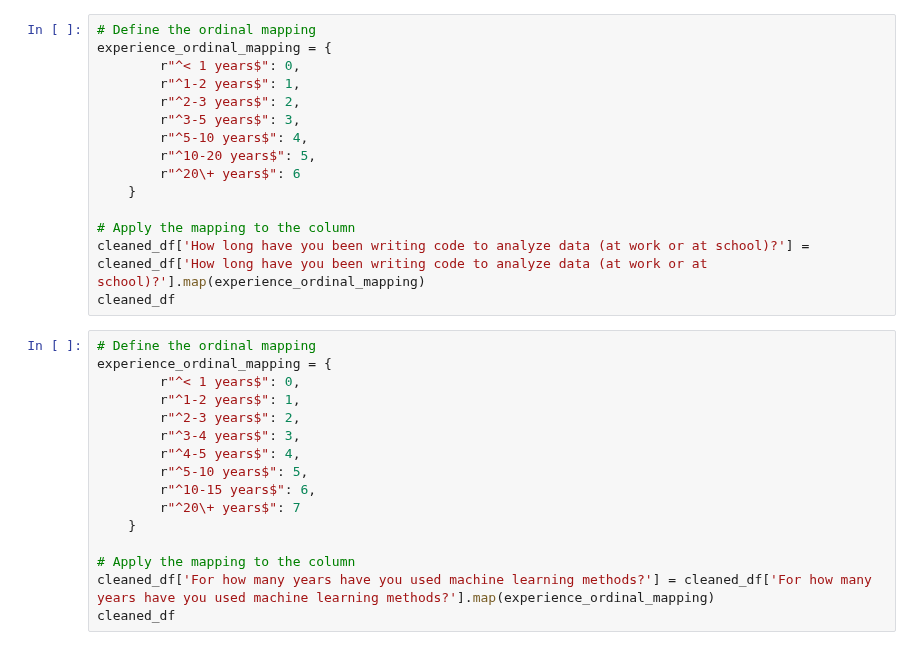
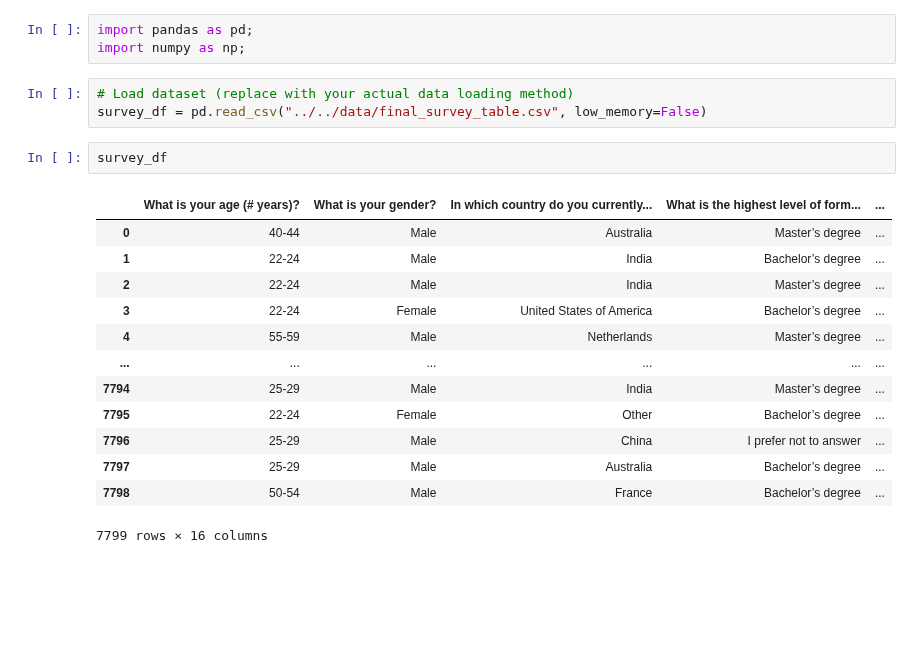
Before and after one commit to Aaron2k02/data-mining-warehousing-wages-analysis, a Jupyter notebook: notebooks/03_data_preprocessing/01_data_encoding.ipynb, the cells around one changed output. Drawn from its saved outputs; the diff is of its cells as text; blank space fills up the shorter version.

```diff
--- a/notebooks/03_data_preprocessing/01_data_encoding.ipynb
+++ b/notebooks/03_data_preprocessing/01_data_encoding.ipynb
@@ -70,31 +1,22 @@ cleaned_df
-# %%
-# Define the ordinal mapping
-experience_ordinal_mapping = {
-        r"^< 1 years$": 0,
-        r"^1-2 years$": 1,
-        r"^2-3 years$": 2,
-        r"^3-5 years$": 3,
-        r"^5-10 years$": 4,
-        r"^10-20 years$": 5,
-        r"^20\+ years$": 6
-    }
-
-# Apply the mapping to the column
-cleaned_df['How long have you been writing code to analyze data (at work or at school)?'] = cleaned_df['How long have you been writing code to analyze data (at work or at school)?'].map(experience_ordinal_mapping)
-cleaned_df
-# %%
-# Define the ordinal mapping
-experience_ordinal_mapping = {
-        r"^< 1 years$": 0,
-        r"^1-2 years$": 1,
-        r"^2-3 years$": 2,
-        r"^3-4 years$": 3,
-        r"^4-5 years$": 4,
-        r"^5-10 years$": 5,
-        r"^10-15 years$": 6,
-        r"^20\+ years$": 7
-    }
-
-# Apply the mapping to the column
-cleaned_df['For how many years have you used machine learning methods?'] = cleaned_df['For how many years have you used machine learning methods?'].map(experience_ordinal_mapping)
-cleaned_df
+# %%
+import pandas as pd;
+import numpy as np;
+# %%
+# Load dataset (replace with your actual data loading method)
+survey_df = pd.read_csv("../../data/final_survey_table.csv", low_memory=False)
+# %%
+survey_df
+# %% [output]
+|  | What is your age (# years)? | What is your gender? | In which country do you currently... | What is the highest level of form... | ... |
+| 0 | 40-44 | Male | Australia | Master’s degree | ... |
+| 1 | 22-24 | Male | India | Bachelor’s degree | ... |
+| 2 | 22-24 | Male | India | Master’s degree | ... |
+| 3 | 22-24 | Female | United States of America | Bachelor’s degree | ... |
+| 4 | 55-59 | Male | Netherlands | Master’s degree | ... |
+| ... | ... | ... | ... | ... | ... |
+| 7794 | 25-29 | Male | India | Master’s degree | ... |
+| 7795 | 22-24 | Female | Other | Bachelor’s degree | ... |
+| 7796 | 25-29 | Male | China | I prefer not to answer | ... |
+| 7797 | 25-29 | Male | Australia | Bachelor’s degree | ... |
+| 7798 | 50-54 | Male | France | Bachelor’s degree | ... |
+7799 rows × 16 columns
```
Also changed, not shown: parts of 17 cells of this notebook, 1 other file.
